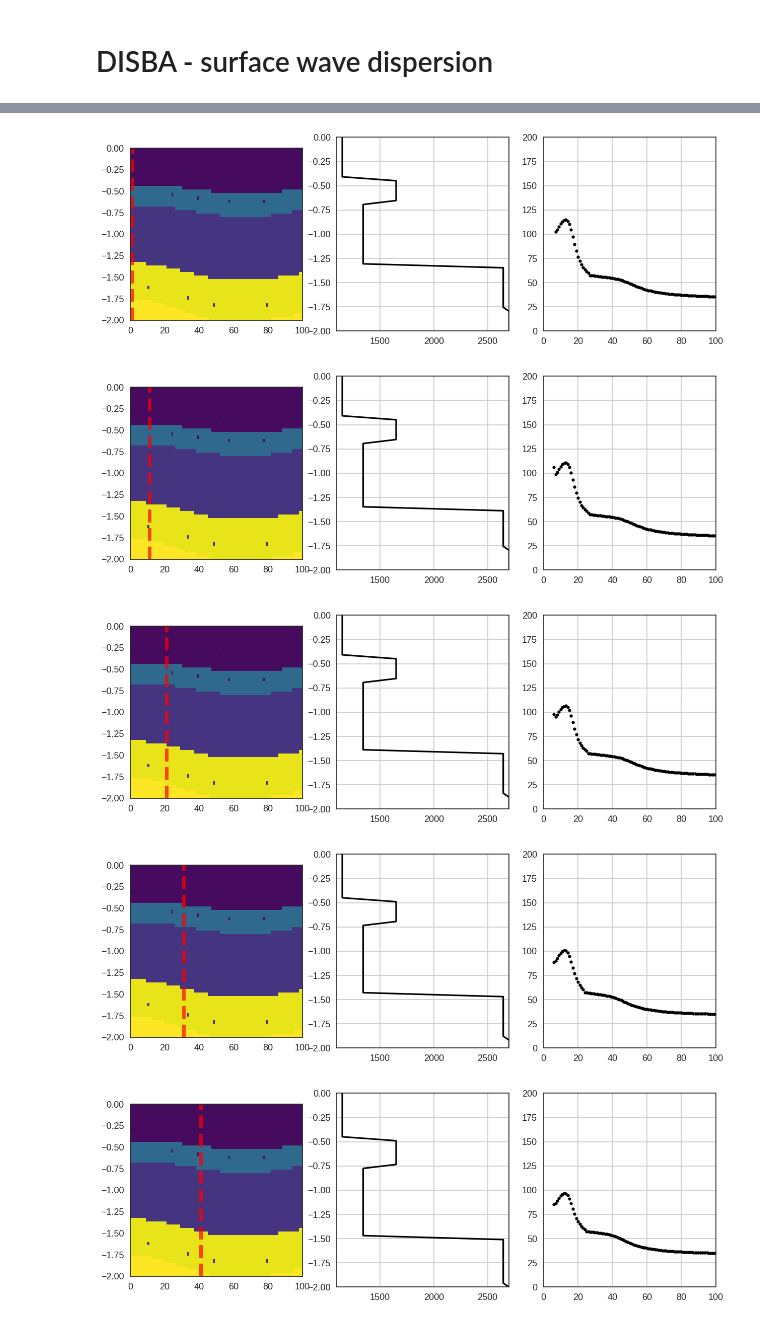
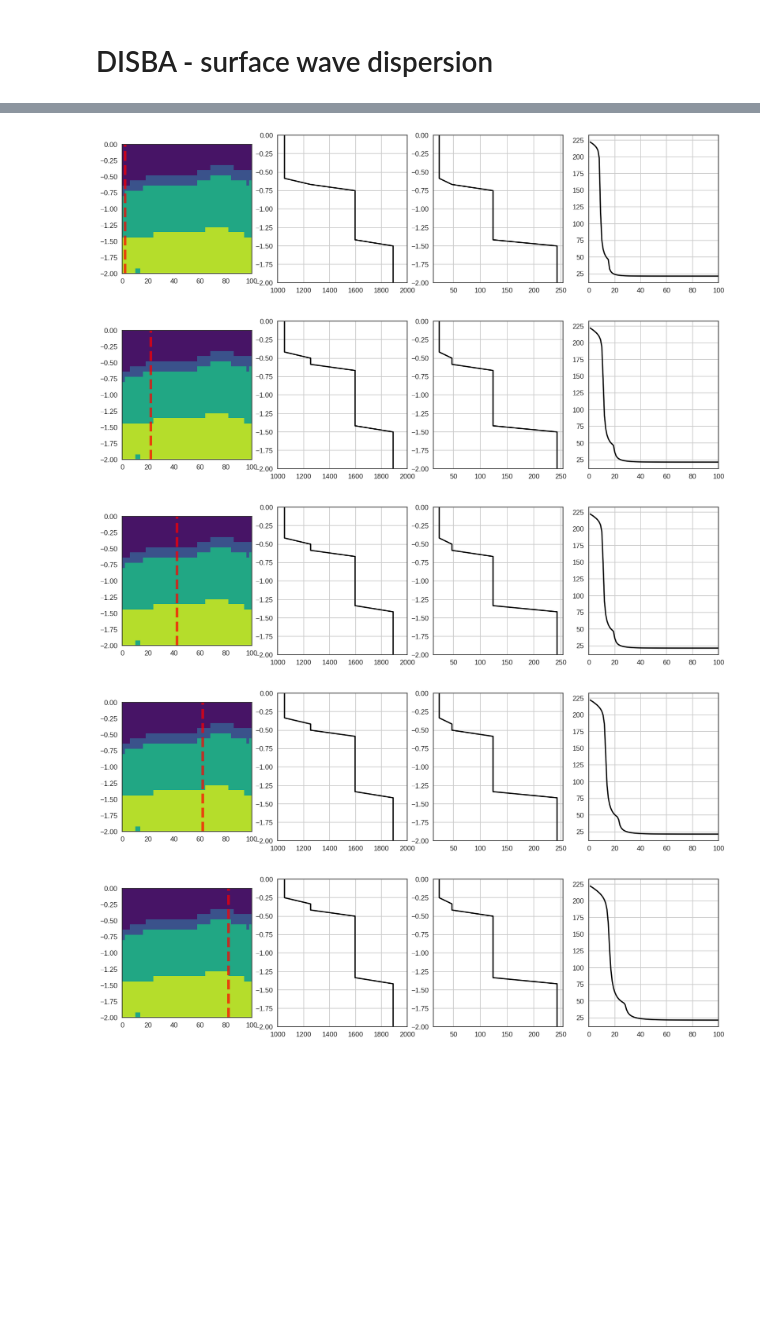
Before and after one commit to dIOGOLOC/Agriculture_inversion, a Jupyter notebook: gempy_model_GA_inversion.ipynb, the cells around one changed output, grey strips where cells are left out. Cells and saved outputs as stored; diff of their text form; code cells hidden in the pictures; blank space fills up the shorter version.

```diff
--- a/gempy_model_GA_inversion.ipynb
+++ b/gempy_model_GA_inversion.ipynb
@@ -181,7 +200,7 @@ glob.glob(data_path+'/*')
  'data/density_block.vtk',
  'data/density_block.npy']
 # %%
-spacing = 50
+spacing = 25
 
 west, east, south, north = 0, 100, 0, 100
 region = (west, east, south, north)
@@ -236,8 +251,8 @@ soils_df.to_csv('data/points.csv', header=soils_df.columns, index=None, sep=',',
 # %%
 lst_soils_orient = []
 for l in range(num_layers+1):
-    for k in range(len(model['xi'][l].ravel()[::3])):
-            lst_soils_orient.append({'X':model['xi'][l].ravel()[k]*0.5, 'Y':model['yj'][l].ravel()[k]*0.5, 'Z':model['depths'][l].ravel()[k], 'formation':model['formation'][l],'Azimuth':0,'Dip':0,'Polarity':1})
+    for k in range(len(model['xi'][l].ravel()[::5])):
+            lst_soils_orient.append({'X':model['xi'][l].ravel()[k]*0.75, 'Y':model['yj'][l].ravel()[k]*0.75, 'Z':model['depths'][l].ravel()[k]*0.9, 'formation':model['formation'][l],'Azimuth':0,'Dip':0,'Polarity':1})
 
 soils_orient_df = pd.DataFrame.from_dict(data=lst_soils_orient)
 # %%
@@ -289,7 +308,7 @@ plt.show()
 # %%
 # Create a GeoModel instance
 
-grid_reso = 100
+grid_reso = 50
 # Dados do modelo
 extent = [0, 100, 0, 100, -2,0]  # [x_min, x_max, y_min, y_max, z_min, z_max]
 resolution = [grid_reso,grid_reso,int(grid_reso/2)]  # Resolução do grid
@@ -458,33 +446,41 @@ array([[2700.        , 2700.        , 2700.        , ..., 2700.        ,
+# %%
+slice_block = density_block[line_row,:,:].T
 # %%
 profile_lst = []
 dispersion_curve_lst = []
 
 profile_number = np.random.random(size=1)
 
 for ix in lst_receptor:
-    fig, (ax, ax1, ax2) = plt.subplots(1, 3, figsize=(15, 5))
+    fig, (ax, ax1, ax2, ax3) = plt.subplots(1, 4, figsize=(20, 5))
 
-    im = ax.imshow(slice_block, cmap='viridis',extent=[0, 100, -2.0, 0],vmin=1100.0,vmax=2700.0,aspect=50,origin='lower')
+    im = ax.imshow(slice_block, cmap='viridis',extent=[0, 100, -2.0, 0],vmin=1000.0,vmax=2000.0,aspect=50,origin='lower')
     ax.vlines(x=ix*(north/grid_reso),ymin=-2.0,ymax=0,colors='r',lw=5.0,ls='--',alpha=0.7)
 
     profile_lst.append(slice_block[:,ix])
     ax1.plot(slice_block[:,ix],np.linspace(-2., 0,len(slice_block[:,ix])),'-k')
-    ax1.set_xlim(1100.0,2700.0)
+    ax1.set_xlim(1000.0,2000.0)
     ax1.set_ylim(-2.0,0.0)
     ax1.grid('on')
 
-    velocity_model =create_velocity_model_from_profile(model_profile=slice_block[:,ix])
+    velocity_model = create_velocity_model_from_profile(model_profile=slice_block[:,ix][::-1])
+
+    velocity_p,velocity_s = calculate_parameters(slice_block[:,ix])
+
+    ax2.plot(velocity_s,np.linspace(-2., 0,len(slice_block[:,ix])),'-k')
+    ax2.set_ylim(-2.0,0.0)
+    ax2.grid('on')
 
     cpr = estimate_disp_from_velocity_model(velocity_model)
 
     dispersion_curve_lst.append(cpr.velocity*1000)
-    ax2.plot(1/cpr.period,cpr.velocity*1000,'.k')
-    ax2.grid('on')
-    ax2.set_ylim(0,200)
-    ax2.set_xlim(0,100)
+    ax3.plot(1/cpr.period,cpr.velocity*1000,'-k')
+    ax3.grid('on')
+    #ax3.set_ylim(0,200)
+    ax3.set_xlim(0,100)
 # %% [output]
-[figure, old version]
+[figure, new version]
-[figure, old version]
+[figure, new version]
-[figure, old version]
+[figure, new version]
-[figure, old version]
+[figure, new version]
-[figure, old version]
+[figure, new version]
```
Also changed, not shown: parts of 37 cells of this notebook, 10 other files.
